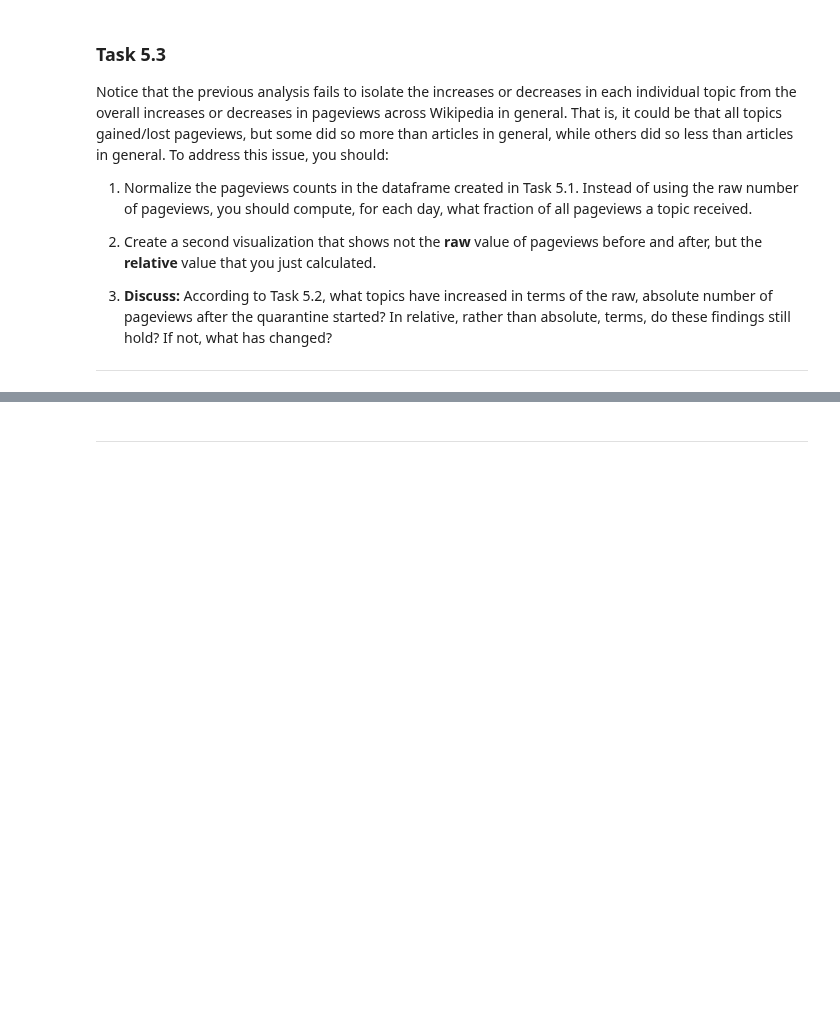
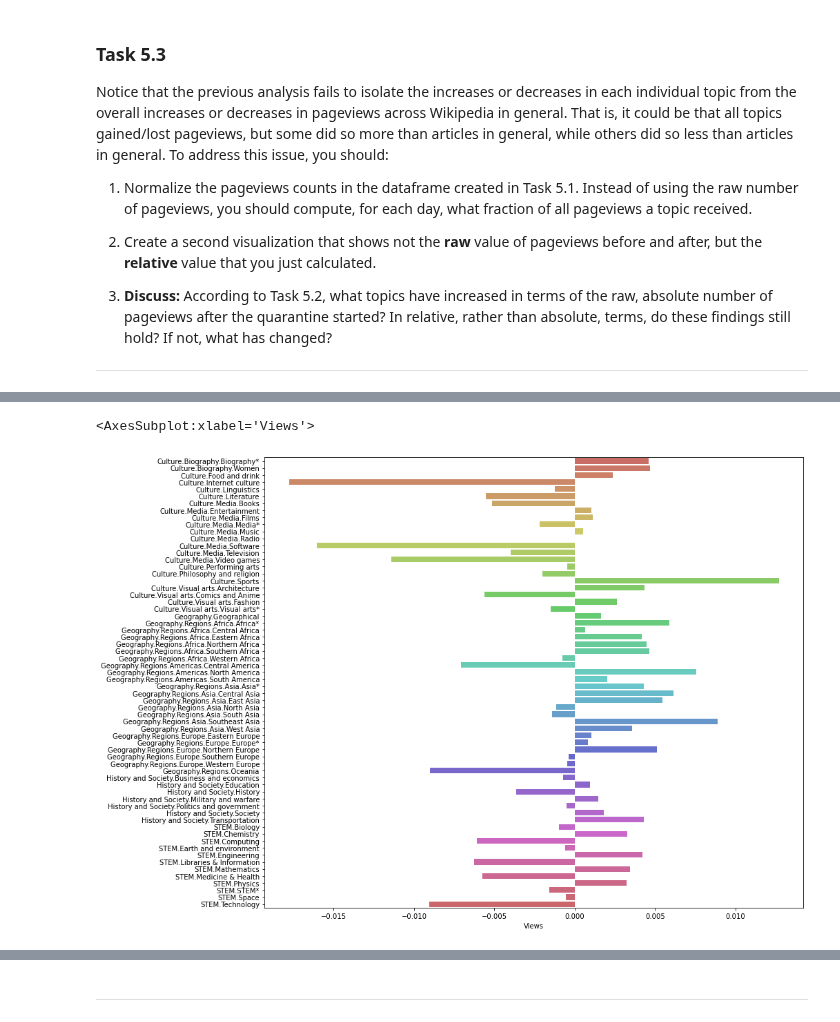
Before and after one commit to emarazz/ada_2020, a Jupyter notebook: Homework/01 - Pandas Data Wrangling and Data Viz/hw1.ipynb, the cells around one changed output, grey strips where cells are left out. Drawn from its saved outputs; the diff is of its cells as text; code cells hidden in the pictures; blank space fills up the shorter version.

```diff
--- a/Homework/01 - Pandas Data Wrangling and Data Viz/hw1.ipynb
+++ b/Homework/01 - Pandas Data Wrangling and Data Viz/hw1.ipynb
@@ -719,12 +738,15 @@ dictionar
 # %%
 ### ~ 5.3.2
 ### Your code here! ###
-sns.set_theme(style="dark")
+# sns.set_theme(style="dark")
 tips=pd.DataFrame.from_dict(dictionar, orient="index")
 tips
 fig, axs = plt.subplots(figsize=a4_dims)
 sns.barplot(ax=axs, x="Views", y=tips.index, data=tips, palette=sns.color_palette("hls", 64), orient="h")
 # barplot with relative percentage change of percetange of total views per topic
+# %% [output]
+<AxesSubplot:xlabel='Views'>
+[figure, added]
 # %%
 ### ~ 5.3.3
 ### Your text here! ###
```
Also changed, not shown: parts of 3 cells of this notebook.
